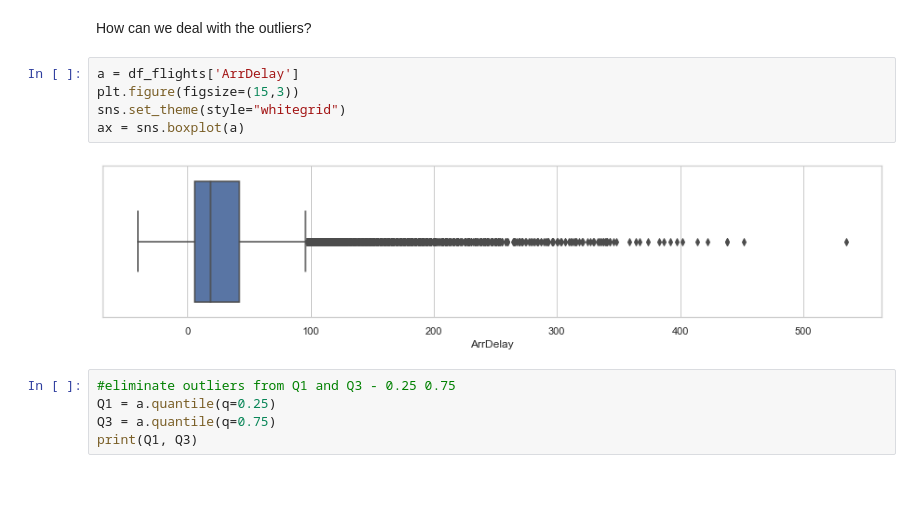
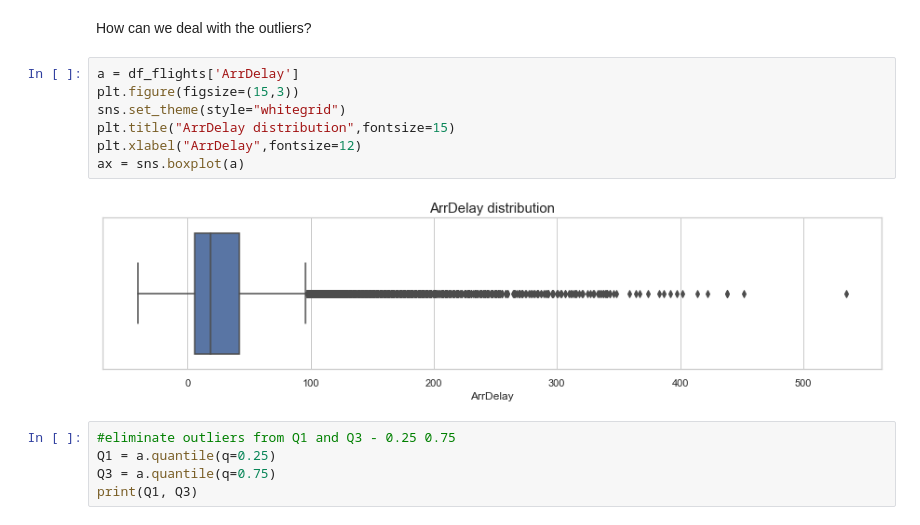
Before and after one commit to dominikapetru/supervisat_classificacio, a Jupyter notebook: Sprint13_T01.ipynb, the cells around one changed output. Saved outputs shown, nothing was run; the diff lists cells and outputs as text; blank space fills up the shorter version.

```diff
--- a/Sprint13_T01.ipynb
+++ b/Sprint13_T01.ipynb
@@ -476,10 +476,12 @@ How can we deal with the outliers?
 # %%
 a = df_flights['ArrDelay']
 plt.figure(figsize=(15,3))
 sns.set_theme(style="whitegrid")
+plt.title("ArrDelay distribution",fontsize=15)
+plt.xlabel("ArrDelay",fontsize=12)
 ax = sns.boxplot(a)
 # %% [output]
-[figure, old version]
+[figure, new version]
 # %%
 #eliminate outliers from Q1 and Q3 - 0.25 0.75
 Q1 = a.quantile(q=0.25)
```
Also changed, not shown: parts of 15 cells of this notebook.
